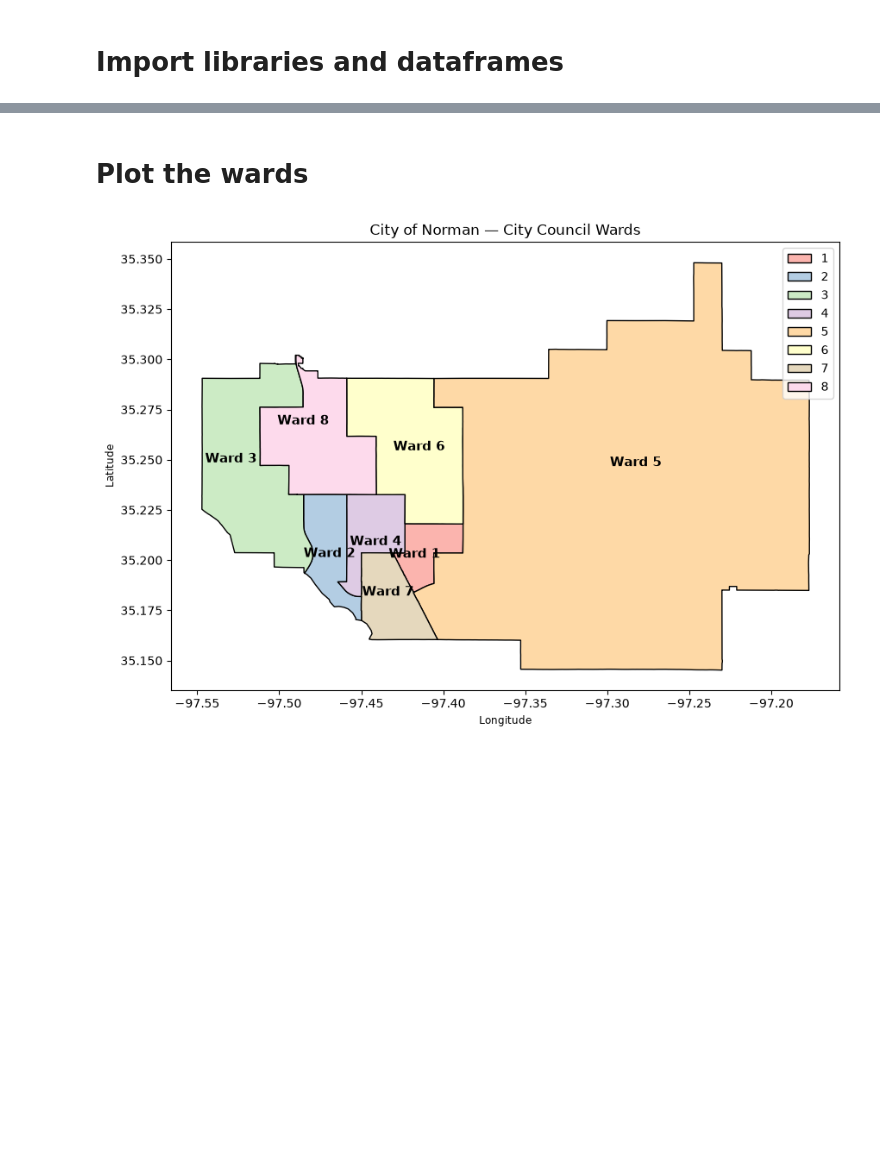
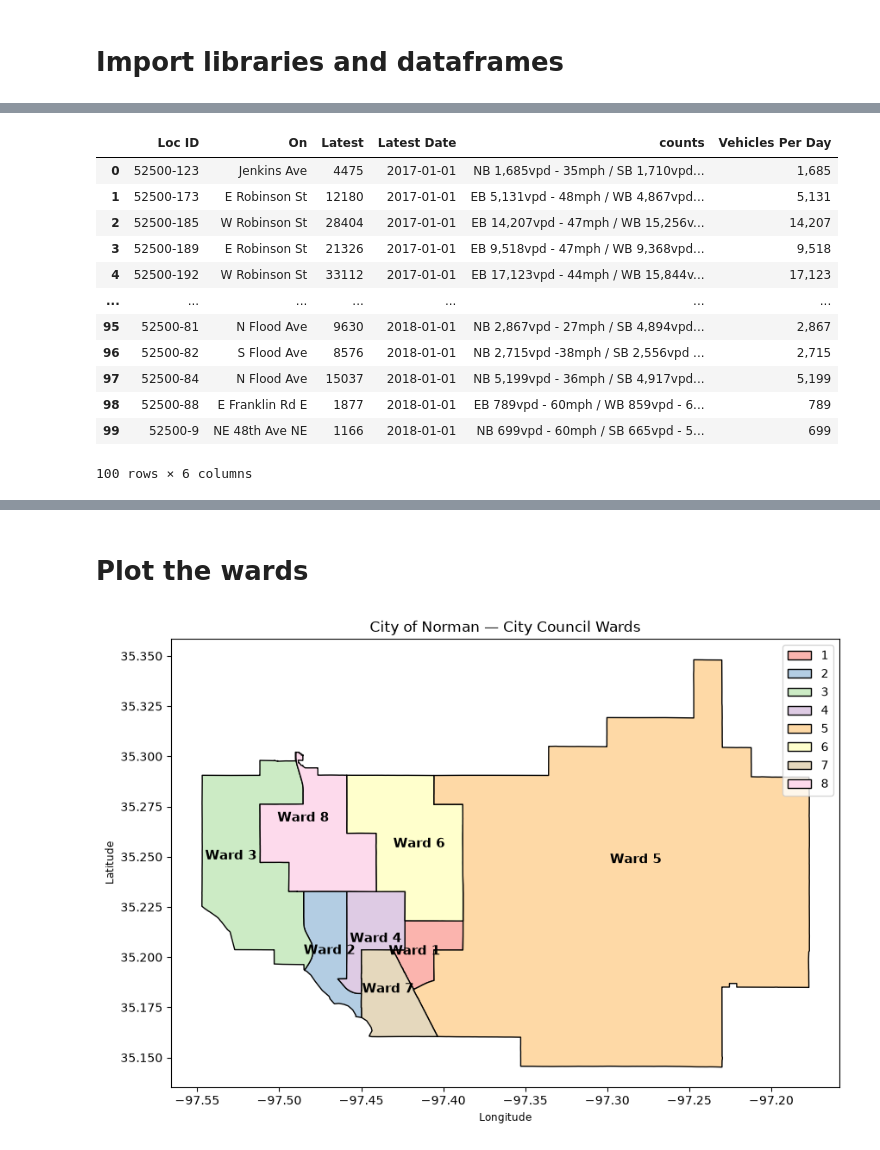
Before and after one commit to Karcinogen-scion/MIS-3213-Case-Competition, a Jupyter notebook: notebook.ipynb, the cells around one changed output, grey strips where cells are left out. Cells and saved outputs as stored; diff of their text form; code cells hidden in the pictures; blank space fills up the shorter version.

```diff
--- a/notebook.ipynb
+++ b/notebook.ipynb
@@ -71,0 +103,20 @@ df19 = df19
+# %%
+df21_reduced = df21[['Loc ID','On','Latest','Latest Date','Unnamed: 16']]
+pd.set_option("display.max_colwidth", None)
+df21_reduced = df21_reduced.rename(columns={"Unnamed: 16": "counts"})
+df21_reduced['Vehicles Per Day'] = df21_reduced['counts'].str.extract(r"([\d,]+)\s*vpd")
+df21_reduced
+# %% [output]
+|  | Loc ID | On | Latest | Latest Date | counts | Vehicles Per Day |
+| 0 | 52500-123 | Jenkins Ave | 4475 | 2017-01-01 | NB 1,685vpd - 35mph / SB 1,710vpd... | 1,685 |
+| 1 | 52500-173 | E Robinson St | 12180 | 2017-01-01 | EB 5,131vpd - 48mph / WB 4,867vpd... | 5,131 |
+| 2 | 52500-185 | W Robinson St | 28404 | 2017-01-01 | EB 14,207vpd - 47mph / WB 15,256v... | 14,207 |
+| 3 | 52500-189 | E Robinson St | 21326 | 2017-01-01 | EB 9,518vpd - 47mph / WB 9,368vpd... | 9,518 |
+| 4 | 52500-192 | W Robinson St | 33112 | 2017-01-01 | EB 17,123vpd - 44mph / WB 15,844v... | 17,123 |
+| ... | ... | ... | ... | ... | ... | ... |
+| 95 | 52500-81 | N Flood Ave | 9630 | 2018-01-01 | NB 2,867vpd - 27mph / SB 4,894vpd... | 2,867 |
+| 96 | 52500-82 | S Flood Ave | 8576 | 2018-01-01 | NB 2,715vpd -38mph / SB 2,556vpd ... | 2,715 |
+| 97 | 52500-84 | N Flood Ave | 15037 | 2018-01-01 | NB 5,199vpd - 36mph / SB 4,917vpd... | 5,199 |
+| 98 | 52500-88 | E Franklin Rd E | 1877 | 2018-01-01 | EB 789vpd - 60mph / WB 859vpd - 6... | 789 |
+| 99 | 52500-9 | NE 48th Ave NE | 1166 | 2018-01-01 | NB 699vpd - 60mph / SB 665vpd - 5... | 699 |
+100 rows × 6 columns
```
Also changed, not shown: parts of 6 cells of this notebook, 1 other file.
